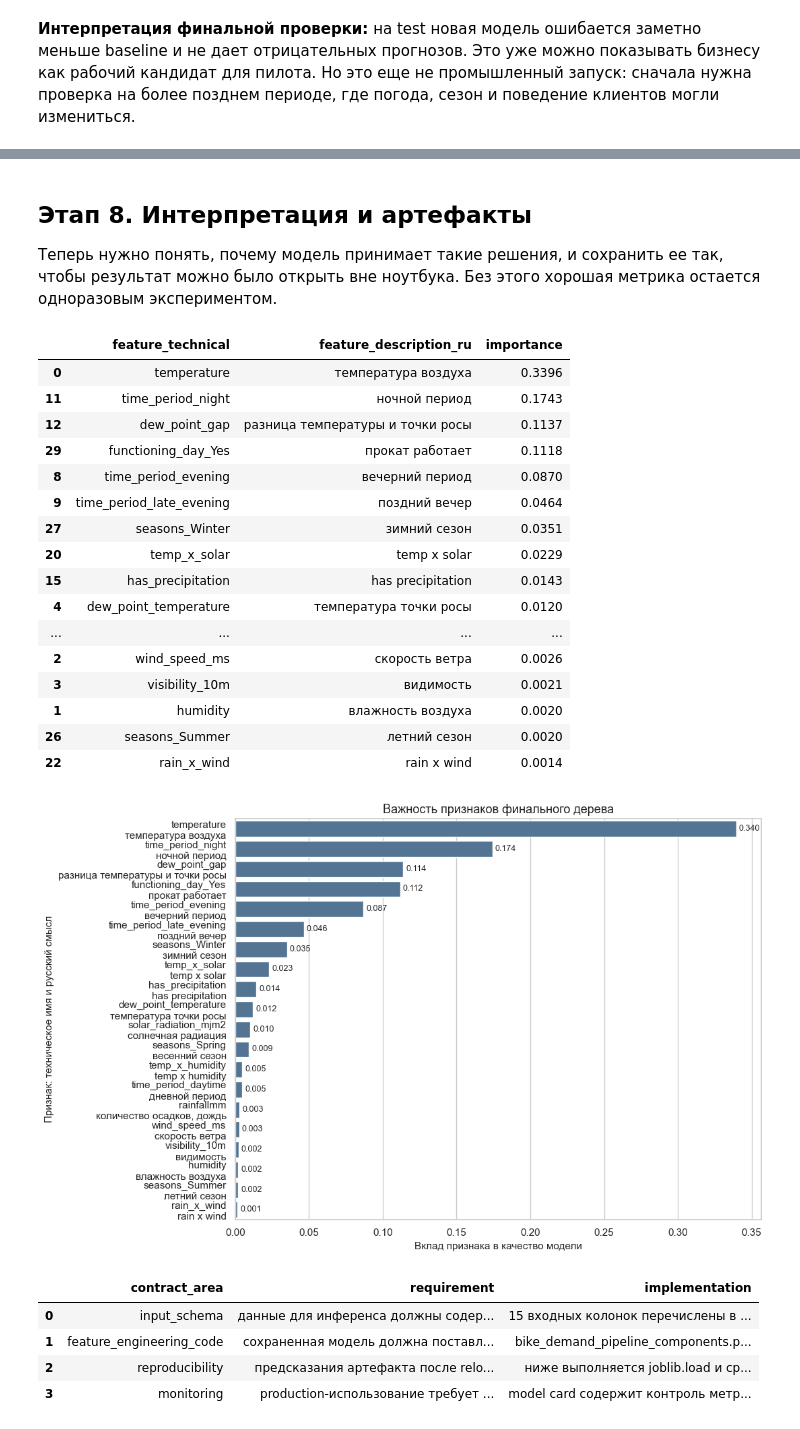
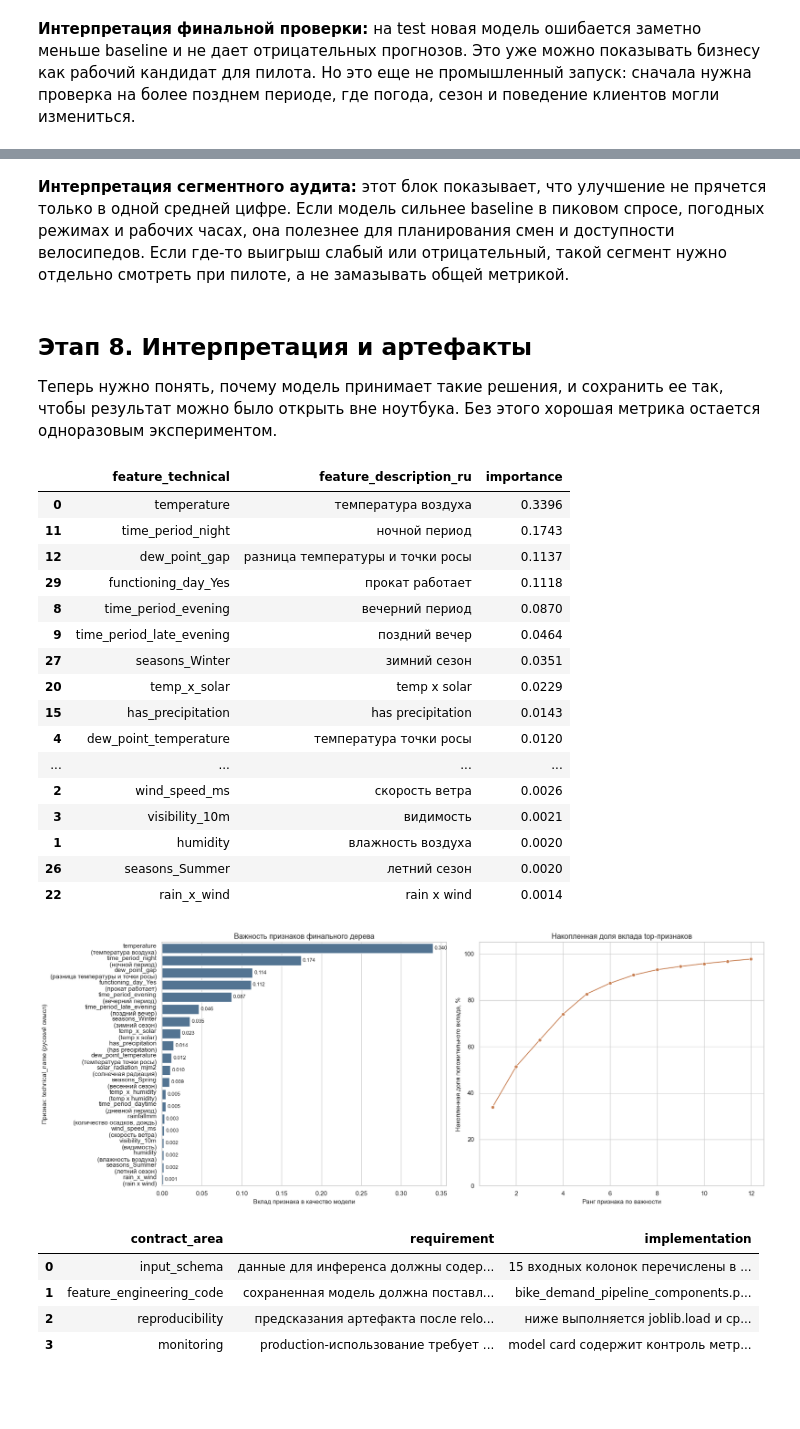
Before and after one commit to neiro/ds_sonv, a Jupyter notebook: ml-env/work.ipynb, the cells around one changed output, grey strips where cells are left out. Saved outputs shown, nothing was run; the diff lists cells and outputs as text; code cells hidden in the pictures; blank space fills up the shorter version.

```diff
--- a/ml-env/work.ipynb
+++ b/ml-env/work.ipynb
@@ -1332,3 +1576,5 @@ display(
+# %% [markdown]
+**Интерпретация сегментного аудита:** этот блок показывает, что улучшение не прячется только в одной средней цифре. Если модель сильнее baseline в пиковом спросе, погодных режимах и рабочих часах, она полезнее для планирования смен и доступности велосипедов. Если где-то выигрыш слабый или отрицательный, такой сегмент нужно отдельно смотреть при пилоте, а не замазывать общей метрикой.
 # %% [markdown]
 <a id="stage-8"></a>
 ## Этап 8. Интерпретация и артефакты
@@ -1374,40 +1620,64 @@ feature_labels = [
 importance_table[["feature_technical", "feature_description_ru", "feature_plot_label"]] = pd.DataFrame(
     feature_labels, index=importance_table.index
 )
 display(
     importance_table[
         ["feature_technical", "feature_description_ru", "importance"]
         + (["importance_std"] if "importance_std" in importance_table.columns else [])
     ]
 )
 
-fig, ax = plt.subplots(figsize=(11, 7))
-sns.barplot(data=importance_table, y="feature_plot_label", x="importance", ax=ax, color="#49759c")
-ax.set_title(importance_title)
-ax.set_xlabel("Вклад признака в качество модели")
-ax.set_ylabel("Признак: техническое имя и русский смысл")
-add_bar_labels(ax, "%.3f")
+importance_plot = importance_table.copy()
+importance_plot["rank"] = np.arange(1, len(importance_plot) + 1)
+importance_plot["positive_importance"] = importance_plot["importance"].clip(lower=0)
+total_positive_importance = importance_plot["positive_importance"].sum()
+importance_plot["cumulative_positive_share_pct"] = (
+    importance_plot["positive_importance"].cumsum() / total_positive_importance * 100
+    if total_positive_importance > 0
+    else np.nan
+)
+
+fig, axes = plt.subplots(1, 2, figsize=(18, 7))
+sns.barplot(data=importance_plot, y="feature_plot_label", x="importance", ax=axes[0], color="#49759c")
+axes[0].set_title(importance_title)
+axes[0].set_xlabel("Вклад признака в качество модели")
+axes[0].set_ylabel("Признак: technical_name (русский смысл)")
+add_bar_labels(axes[0], "%.3f")
+
+sns.lineplot(
+    data=importance_plot.head(12),
+    x="rank",
+    y="cumulative_positive_share_pct",
+    marker="o",
+    ax=axes[1],
+    color="#c98256",
+)
+axes[1].set_title("Накопленная доля вклада top-признаков")
+axes[1].set_xlabel("Ранг признака по важности")
+axes[1].set_ylabel("Накопленная доля положительного вклада, %")
+axes[1].set_ylim(0, 105)
+axes[1].xaxis.set_major_locator(plt.MaxNLocator(integer=True))
 plt.tight_layout()
 plt.show()
 # %% [output]
 |  | feature_technical | feature_description_ru | importance |
 | 0 | temperature | температура воздуха | 0.3396 |
 | 11 | time_period_night | ночной период | 0.1743 |
 | 12 | dew_point_gap | разница температуры и точки росы | 0.1137 |
 | 29 | functioning_day_Yes | прокат работает | 0.1118 |
 | 8 | time_period_evening | вечерний период | 0.0870 |
 | 9 | time_period_late_evening | поздний вечер | 0.0464 |
 | 27 | seasons_Winter | зимний сезон | 0.0351 |
 | 20 | temp_x_solar | temp x solar | 0.0229 |
 | 15 | has_precipitation | has precipitation | 0.0143 |
 | 4 | dew_point_temperature | температура точки росы | 0.0120 |
 | ... | ... | ... | ... |
 | 2 | wind_speed_ms | скорость ветра | 0.0026 |
 | 3 | visibility_10m | видимость | 0.0021 |
 | 1 | humidity | влажность воздуха | 0.0020 |
 | 26 | seasons_Summer | летний сезон | 0.0020 |
 | 22 | rain_x_wind | rain x wind | 0.0014 |
-[figure, old version]
+[figure, new version]
 # %%
 model_artifact_path = MODELS_DIR / "bike_demand_model.joblib"
 metadata_path = MODELS_DIR / "bike_demand_model_metadata.json"
```
Also changed, not shown: parts of 21 cells of this notebook, 2 other files.
